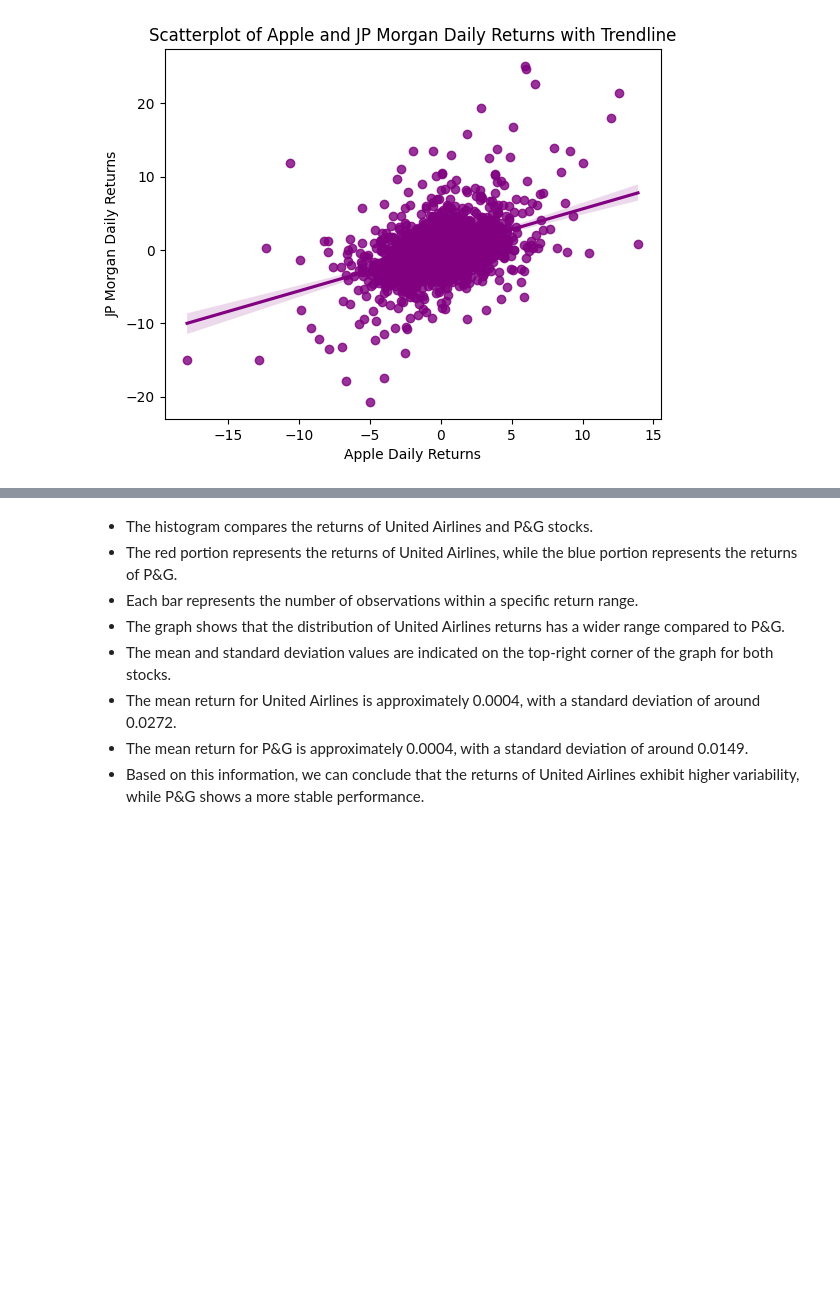
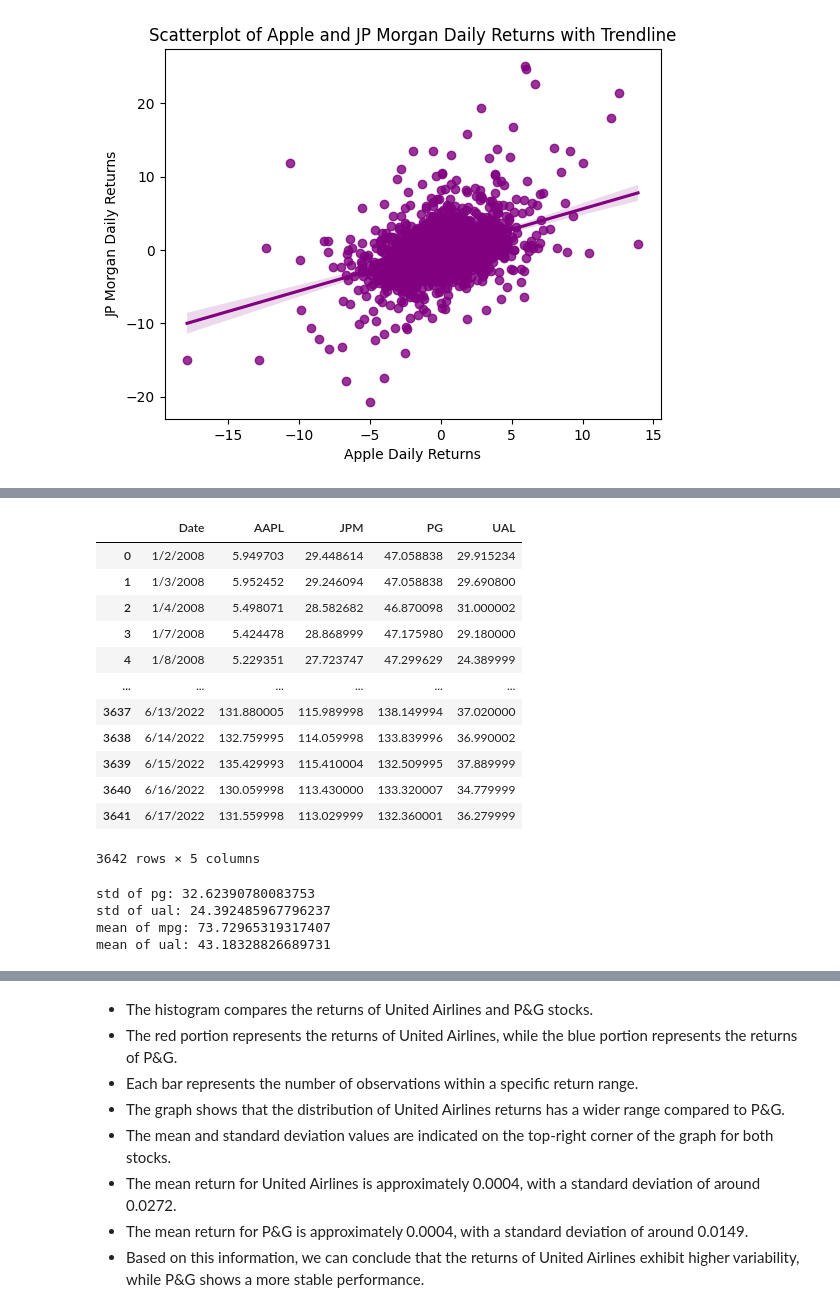
Before and after one commit to SHaken53/Data_Analysis_Projects, a Jupyter notebook: Data Visualization 2/Effective_Data_Visualization.ipynb, the cells around one changed output, grey strips where cells are left out. Saved outputs shown, nothing was run; the diff lists cells and outputs as text; code cells hidden in the pictures; blank space fills up the shorter version.

```diff
--- a/Data Visualization 2/Effective_Data_Visualization.ipynb
+++ b/Data Visualization 2/Effective_Data_Visualization.ipynb
@@ -972,3 +1007,36 @@ plt.show()
+# %%
+stocks_prices_df
+# %% [output]
+|  | Date | AAPL | JPM | PG | UAL |
+| 0 | 1/2/2008 | 5.949703 | 29.448614 | 47.058838 | 29.915234 |
+| 1 | 1/3/2008 | 5.952452 | 29.246094 | 47.058838 | 29.690800 |
+| 2 | 1/4/2008 | 5.498071 | 28.582682 | 46.870098 | 31.000002 |
+| 3 | 1/7/2008 | 5.424478 | 28.868999 | 47.175980 | 29.180000 |
+| 4 | 1/8/2008 | 5.229351 | 27.723747 | 47.299629 | 24.389999 |
+| ... | ... | ... | ... | ... | ... |
+| 3637 | 6/13/2022 | 131.880005 | 115.989998 | 138.149994 | 37.020000 |
+| 3638 | 6/14/2022 | 132.759995 | 114.059998 | 133.839996 | 36.990002 |
+| 3639 | 6/15/2022 | 135.429993 | 115.410004 | 132.509995 | 37.889999 |
+| 3640 | 6/16/2022 | 130.059998 | 113.430000 | 133.320007 | 34.779999 |
+| 3641 | 6/17/2022 | 131.559998 | 113.029999 | 132.360001 | 36.279999 |
+3642 rows × 5 columns
+# %%
+std_pg=stocks_prices_df.PG.std()
+print("std of pg:", std_pg)
+
+std_ual=stocks_prices_df.UAL.std()
+print("std of ual:", std_ual)
+
+mean_pg=stocks_prices_df.PG.mean()
+print("mean of mpg:", mean_pg)
+
+mean_ual=stocks_prices_df.UAL.mean()
+print("mean of ual:", mean_ual)
+# %% [output]
+std of pg: 32.62390780083753
+std of ual: 24.392485967796237
+mean of mpg: 73.72965319317407
+mean of ual: 43.18328826689731
 # %%
 # Extract the returns for United Airlines and P&G
 ual_returns = stocks_returns_df['UAL']
```
Also changed, not shown: parts of 21 cells of this notebook.
